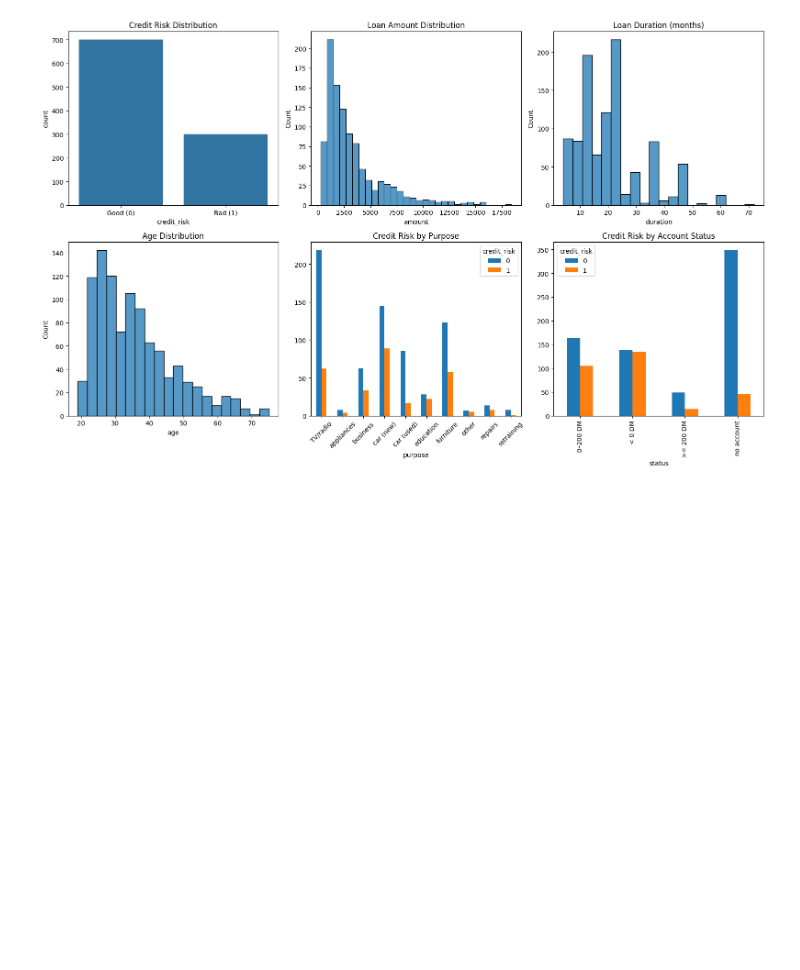
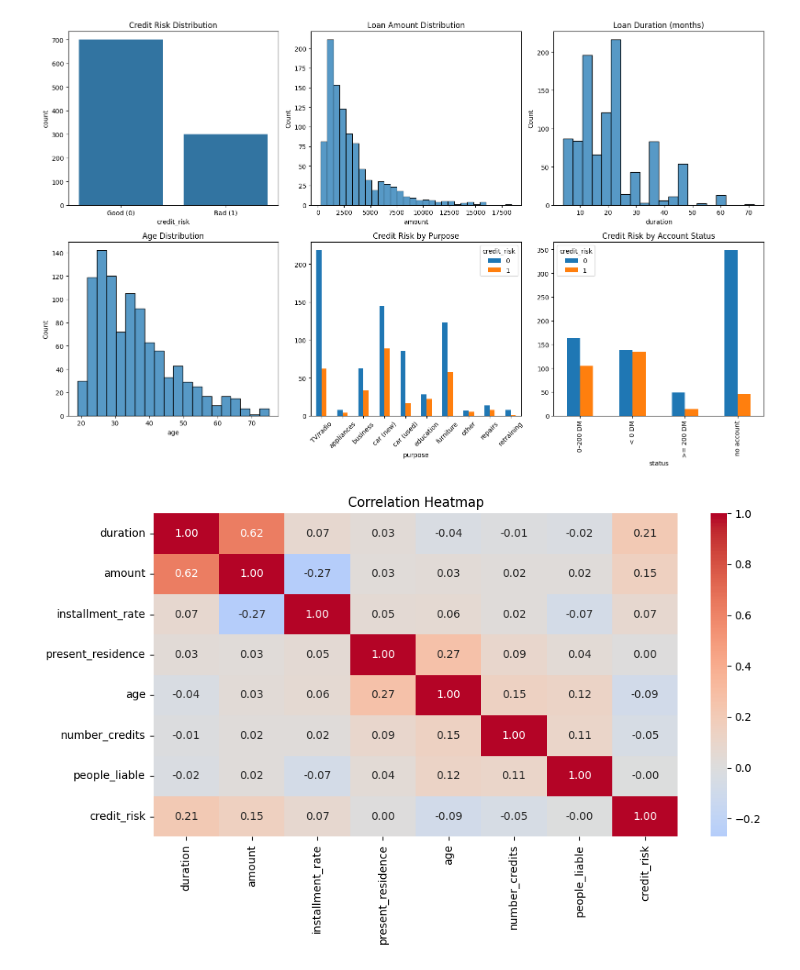
Before and after one commit to Ahmed28phantom/credit-risk-pipeline, a Jupyter notebook: notebooks/01_eda.ipynb, the cells around one changed output. Drawn from its saved outputs; the diff is of its cells as text; code cells hidden in the pictures; blank space fills up the shorter version.

Commit message:
EDA: correlation heatmap, chi-square tests

```diff
--- a/notebooks/01_eda.ipynb
+++ b/notebooks/01_eda.ipynb
@@ -179,3 +179,18 @@ plt.tight_layout()
 plt.show()
 # %% [output]
 [figure]
+# %%
+# Correlation heatmap (numeric columns only)
+plt.figure(figsize=(10, 6))
+sns.heatmap(
+    df_decoded.select_dtypes(include='number').corr(),
+    annot=True,
+    fmt='.2f',
+    cmap='coolwarm',
+    center=0
+)
+plt.title('Correlation Heatmap')
+plt.tight_layout()
+plt.show()
+# %% [output]
+[figure, added]
```
Also changed, not shown: parts of 1 cell of this notebook.
